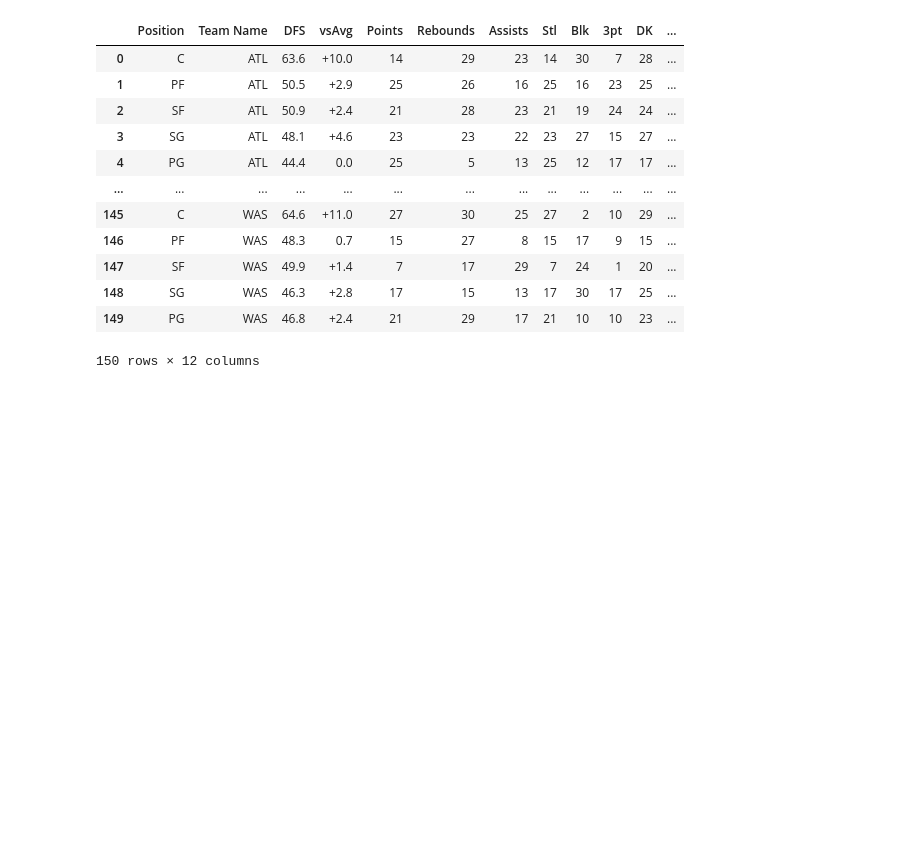
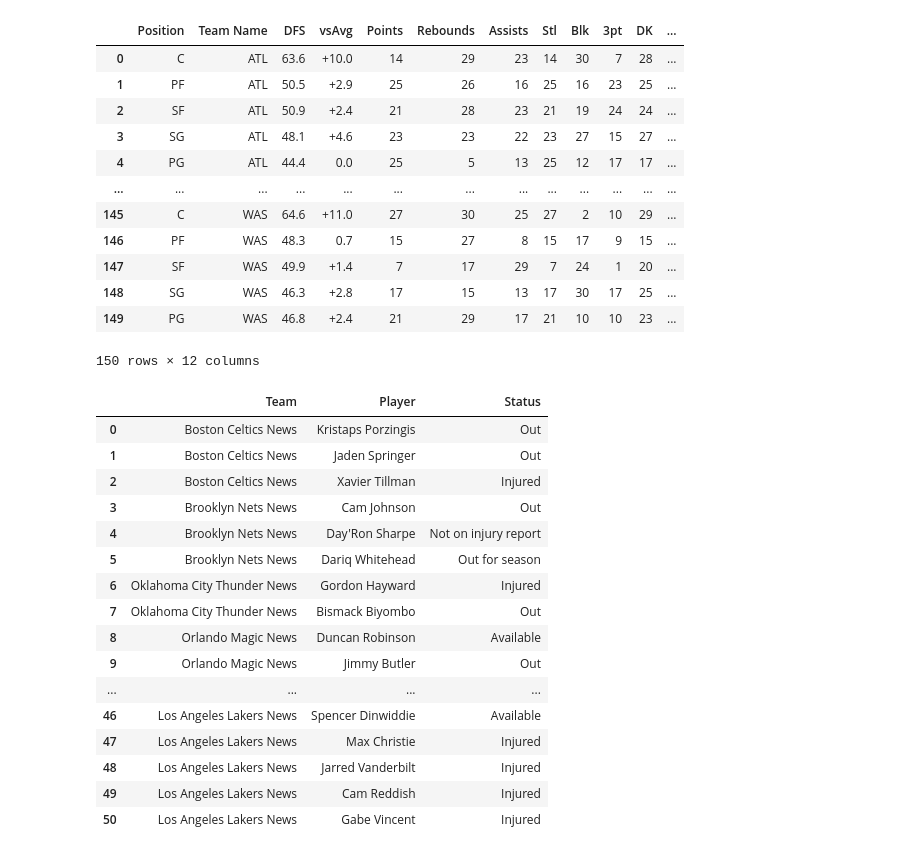
Before and after one commit to DhirenShivdasani/NBA-player-prop-analysis, a Jupyter notebook: Untitled.ipynb, the cells around one changed output. Cells and saved outputs as stored; diff of their text form; code cells hidden in the pictures; blank space fills up the shorter version.

Commit message:
changes to injury data

```diff
--- a/Untitled.ipynb
+++ b/Untitled.ipynb
@@ -1143,3 +1143,65 @@ df.replace('#', '', regex=True)
 | 148 | SG | WAS | 46.3 | +2.8 | 17 | 15 | 13 | 17 | 30 | 17 | 25 | ... |
 | 149 | PG | WAS | 46.8 | +2.4 | 21 | 29 | 17 | 21 | 10 | 10 | 23 | ... |
 150 rows × 12 columns
+# %%
+import pandas as pd
+from selenium import webdriver
+from bs4 import BeautifulSoup
+import time
+from datetime import datetime
+import requests# Get today's date
+today = datetime.now()
+
+# Format the date as 'month-day-2-digit year'
+date_str = f"{today.month}-{today.day}-{today.strftime('%y')}"
+
+# Construct the URL with the current date
+url = f"https://underdognetwork.com/basketball/news-and-lineups/nba-news-and-fantasy-basketball-notes-{date_str}"
+
+
+response = requests.get(url)
+
+# html = driver.page_source
+soup = BeautifulSoup(response.content, 'html.parser')
+# %%
+players_data = []
+
+# Find all <h2> tags - each one represents a team
+for team_header in soup.find_all('h2'):
+    # Extract team name from the <h2> tag, removing " News" from the end
+    team_name = team_header.text
+
+    # Find the next <ul> sibling of the current <h2> tag, which contains the players
+    players_list = team_header.find_next_sibling('ul')
+
+    # Iterate through all <li> tags within the <ul> to extract player names and statuses
+    for player_item in players_list.find_all('li'):
+        player_text = player_item.text
+        # Use regular expression to remove text in parentheses including the parentheses
+        cleaned_player_text = re.sub(r'\s*\([^)]*\)', '', player_text)
+        # Now split the cleaned text to separate the player name from the status
+        player_name, player_status = cleaned_player_text.rsplit(' — ', 1)
+        # Append the player data to the list
+        players_data.append({'Team': team_name, 'Player': player_name.strip(), 'Status': player_status.strip()})
+    # Convert the list of dictionaries to a DataFrame
+df_players = pd.DataFrame(players_data)
+
+df_players
+# %% [output]
+|  | Team | Player | Status |
+| 0 | Boston Celtics News | Kristaps Porzingis | Out |
+| 1 | Boston Celtics News | Jaden Springer | Out |
+| 2 | Boston Celtics News | Xavier Tillman | Injured |
+| 3 | Brooklyn Nets News | Cam Johnson | Out |
+| 4 | Brooklyn Nets News | Day'Ron Sharpe | Not on injury report |
+| 5 | Brooklyn Nets News | Dariq Whitehead | Out for season |
+| 6 | Oklahoma City Thunder News | Gordon Hayward | Injured |
+| 7 | Oklahoma City Thunder News | Bismack Biyombo | Out |
+| 8 | Orlando Magic News | Duncan Robinson | Available |
+| 9 | Orlando Magic News | Jimmy Butler | Out |
+| ... | ... | ... | ... |
+| 46 | Los Angeles Lakers News | Spencer Dinwiddie | Available |
+| 47 | Los Angeles Lakers News | Max Christie | Injured |
+| 48 | Los Angeles Lakers News | Jarred Vanderbilt | Injured |
+| 49 | Los Angeles Lakers News | Cam Reddish | Injured |
+| 50 | Los Angeles Lakers News | Gabe Vincent | Injured |
```
Also changed, not shown: parts of 4 cells of this notebook, 3 other files.
